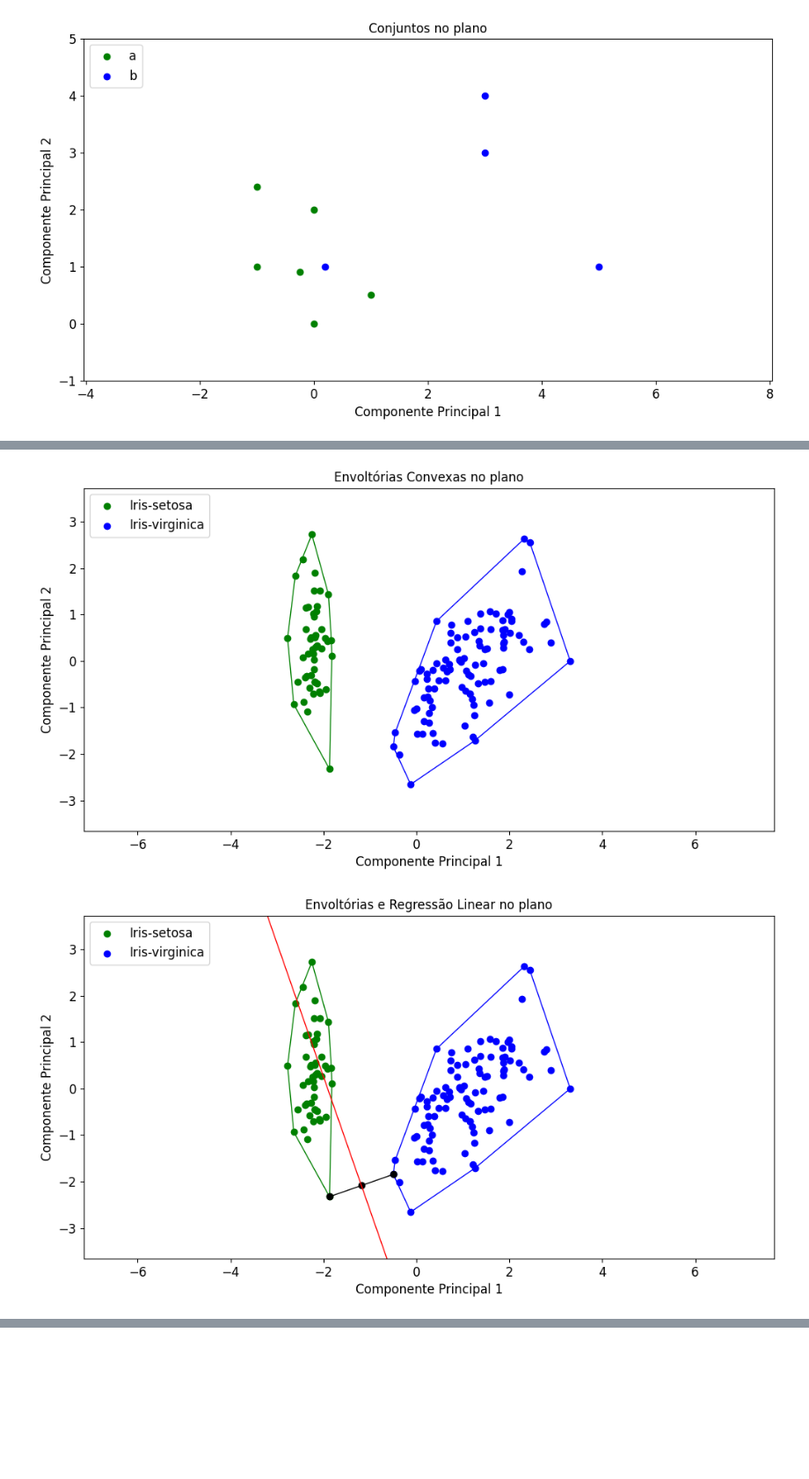
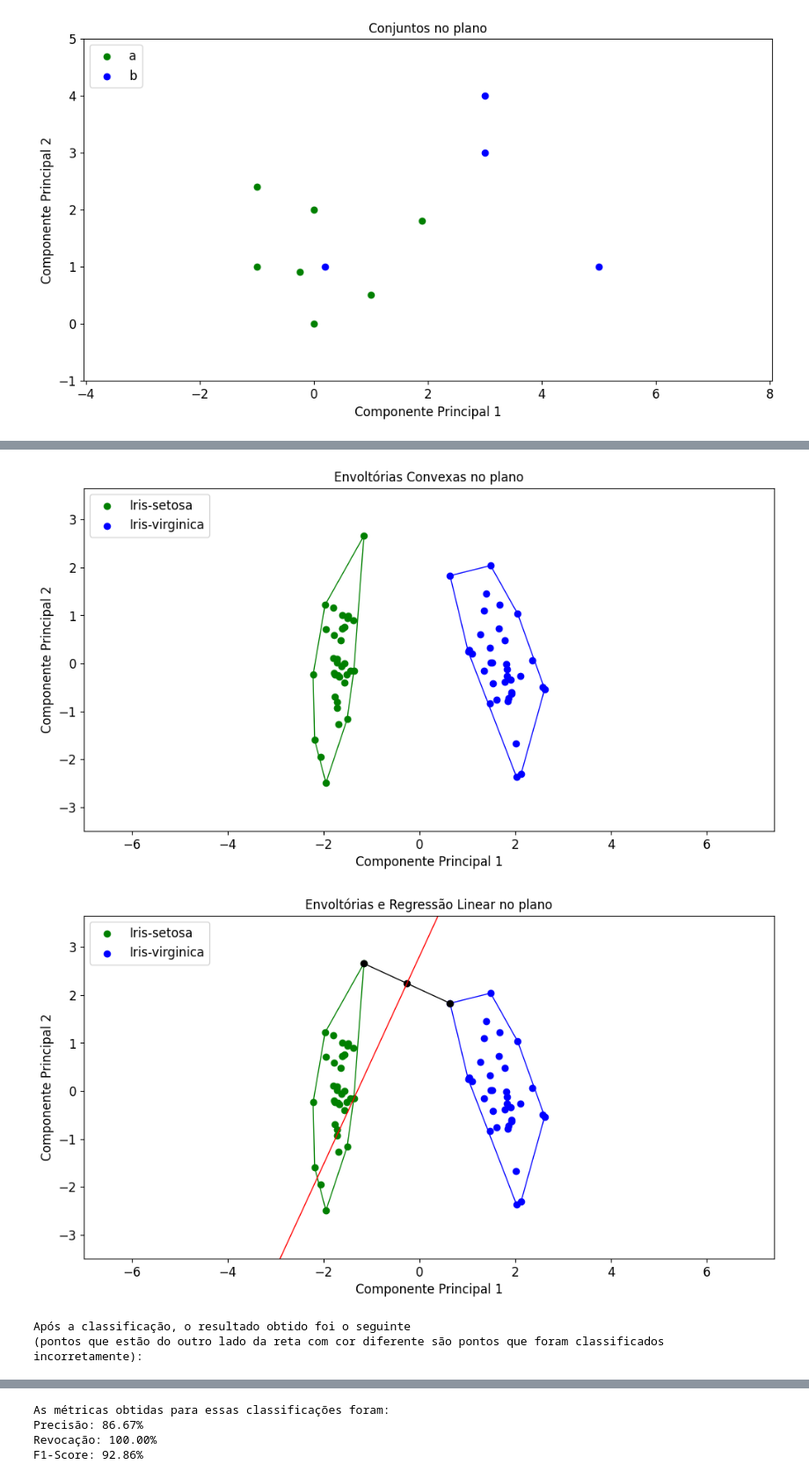
Before and after one commit to vinisilvag/geometry-classifier, a Jupyter notebook: src/main.ipynb, the cells around one changed output, grey strips where cells are left out. Shown at 88% size. Drawn from its saved outputs; the diff is of its cells as text; code cells hidden in the pictures; blank space fills up the shorter version.

Commit message:
feat: add documentation and some experimentation results

```diff
--- a/src/main.ipynb
+++ b/src/main.ipynb
@@ -471,7 +530,7 @@ label_a = "a"
 label_b = "b"
 
 set_a = [Sample(0, 2, label_a), Sample(0, 0, label_a), Sample(-0.25, 0.9, label_a), Sample(-1, 2.4, label_a), Sample(1, 0.5, label_a), Sample(-1, 1, label_a)]
-set_b = [Sample(1.8, 1.5, label_b), Sample(3, 4, label_b), Sample(5, 1, label_b), Sample(3, 3, label_b)]
+set_b = [Sample(1.8, 1.2, label_b), Sample(3, 4, label_b), Sample(5, 1, label_b), Sample(3, 3, label_b)]
 
 plot_sets(set_a, set_b, label_a, label_b)
 # %% [output]
@@ -489,7 +548,7 @@ plot_hulls(set_a, set_b, hull_a, hull_b, label_a, label_b)
 # Verificar se as duas envoltórias são linearmente separáveis
 # %%
 # Classificador
-b0, b1, point_a, point_b, up_label, down_label = make_classifier(hull_a, hull_b, label_a, label_b)
+b0, b1, is_vertical, vertical_coord, point_a, point_b, up_label, down_label = make_classifier(hull_a, hull_b, label_a, label_b)
 
-plot_classifier(set_a, set_b, hull_a, hull_b, b0, b1, point_a, point_b, label_a, label_b)
+plot_classifier(set_a, set_b, hull_a, hull_b, b0, b1, is_vertical, vertical_coord, point_a, point_b, label_a, label_b)
 # %% [output]
@@ -501,7 +560,7 @@ sample = Sample(-2, 3, label_a)
 
 print(f"Coordenadas da amostra: ({sample.x}, {sample.y})")
 
-classification = classify_sample(b0, b1, up_label, down_label, sample)
+classification = classify_sample(b0, b1, is_vertical, vertical_coord, up_label, down_label, sample)
 
 if classification == False:
     print("Amostra está sob a reta de regressão.")
@@ -523,7 +582,7 @@ Para esse conjunto de dados, como pode ser observado, há interseção entre seg
 label_a = "a"
 label_b = "b"
 
-set_a = [Sample(0, 2, label_a), Sample(0, 0, label_a), Sample(-0.25, 0.9, label_a), Sample(-1, 2.4, label_a), Sample(1, 0.5, label_a), Sample(-1, 1, label_a)]
+set_a = [Sample(0, 2, label_a), Sample(0, 0, label_a), Sample(-0.25, 0.9, label_a), Sample(-1, 2.4, label_a), Sample(1, 0.5, label_a), Sample(-1, 1, label_a), Sample(1.9, 1.8, label_a)]
 set_b = [Sample(0.2, 1, label_b), Sample(3, 4, label_b), Sample(5, 1, label_b), Sample(3, 3, label_b)]
 
 plot_sets(set_a, set_b, label_a, label_b)
@@ -614,38 +900,7 @@ plot_hulls(set_a, set_b, hull_a, hull_b, classes[0], classes[1])
 # %%
-# Normalizando os valores para fazer o PCA
-
+# Listando as features e as classes
 features = ['SepalLength', 'SepalWidth', 'PetalLength', 'PetalWidth']
 classes = ['Iris-setosa', 'Iris-virginica']
 
-samples = iris_df.loc[:, features].values
-label = iris_df.loc[:,['Class']].values
-
-samples = StandardScaler().fit_transform(samples)
-
-# PCA do dataset
-iris_pca = pca.fit_transform(samples)
-
-set_a = []
-set_b = []
-
-# Montando os dois conjuntos encapsulados pela classe Sample
-for i, item in enumerate(iris_pca):
-    if label[i] == classes[0]:
-        set_a.append(Sample(item[0], item[1], str(classes[0])))
-    else:
-        set_b.append(Sample(item[0], item[1], str(classes[1])))
-
-plot_sets(set_a, set_b, classes[0], classes[1])
-
-hull_a = graham_scan(set_a)
-hull_b = graham_scan(set_b)
-
-plot_hulls(set_a, set_b, hull_a, hull_b, classes[0], classes[1])
-
-if hulls_are_linearly_separable(hull_a, hull_b) == False:
-    print("Os dois conjuntos não são linearmente separáveis!")
-else:
-    b0, b1, point_a, point_b, up_label, down_label = make_classifier(hull_a, hull_b, classes[0], classes[1])
-
-    plot_classifier(set_a, set_b, hull_a, hull_b, b0, b1, point_a, point_b, classes[0], classes[1])
+construct_and_classify(features, classes, iris_df)
 # %% [output]
@@ -653,2 +908,4 @@ else:
-[figure, old version]
+[figure, new version]
-[figure, old version]
+[figure, new version]
+Após a classificação, o resultado obtido foi o seguinte
+(pontos que estão do outro lado da reta com cor diferente são pontos que foram classificados incorretamente):
@@ -654,0 +913,4 @@ else:
+As métricas obtidas para essas classificações foram:
+Precisão: 86.67%
+Revocação: 100.00%
+F1-Score: 92.86%
```
Also changed, not shown: parts of 43 cells of this notebook, 25 other files.
